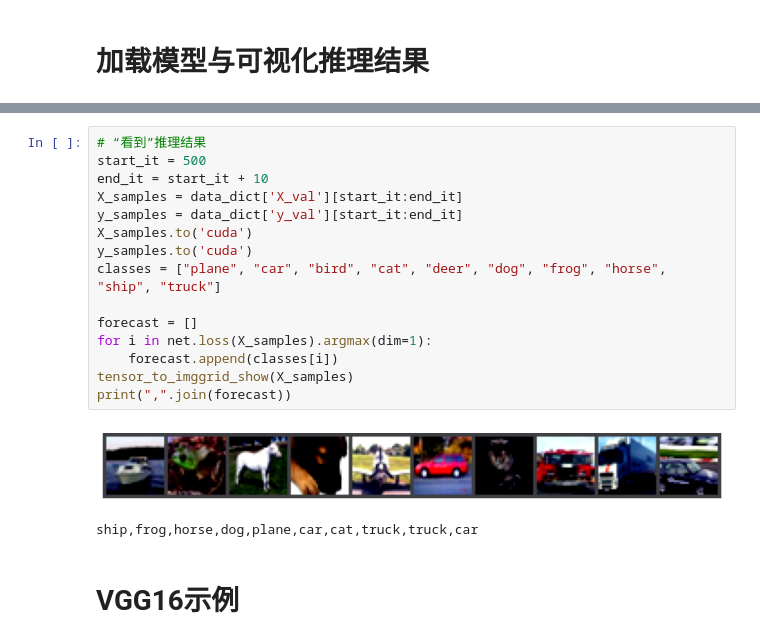
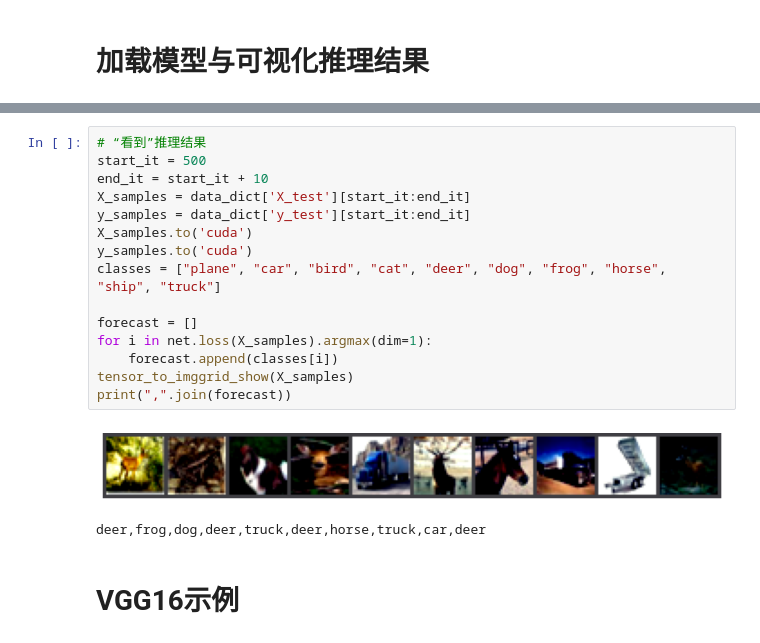
Before and after one commit to Kodp/VGGNetFromScratch, a Jupyter notebook: 2.ConvNet_in_CIFAR10.ipynb, the cells around one changed output, grey strips where cells are left out. Saved outputs shown, nothing was run; the diff lists cells and outputs as text.

```diff
--- a/2.ConvNet_in_CIFAR10.ipynb
+++ b/2.ConvNet_in_CIFAR10.ipynb
@@ -329,21 +329,21 @@ data_dict = data.preprocess_cifar10(cuda=True, dtype=torch.float32, flatten=Fals
 # %%
 # “看到”推理结果
 start_it = 500
 end_it = start_it + 10
-X_samples = data_dict['X_val'][start_it:end_it]
-y_samples = data_dict['y_val'][start_it:end_it]
+X_samples = data_dict['X_test'][start_it:end_it]
+y_samples = data_dict['y_test'][start_it:end_it]
 X_samples.to('cuda')
 y_samples.to('cuda')
 classes = ["plane", "car", "bird", "cat", "deer", "dog", "frog", "horse", "ship", "truck"]
 
 forecast = []
 for i in net.loss(X_samples).argmax(dim=1):
     forecast.append(classes[i])
 tensor_to_imggrid_show(X_samples)
 print(",".join(forecast))
 # %% [output]
-[figure, old version]
+[figure, new version]
-ship,frog,horse,dog,plane,car,cat,truck,truck,car
+deer,frog,dog,deer,truck,deer,horse,truck,car,deer
 # %% [markdown]
 # VGG16示例
 # %%
```
